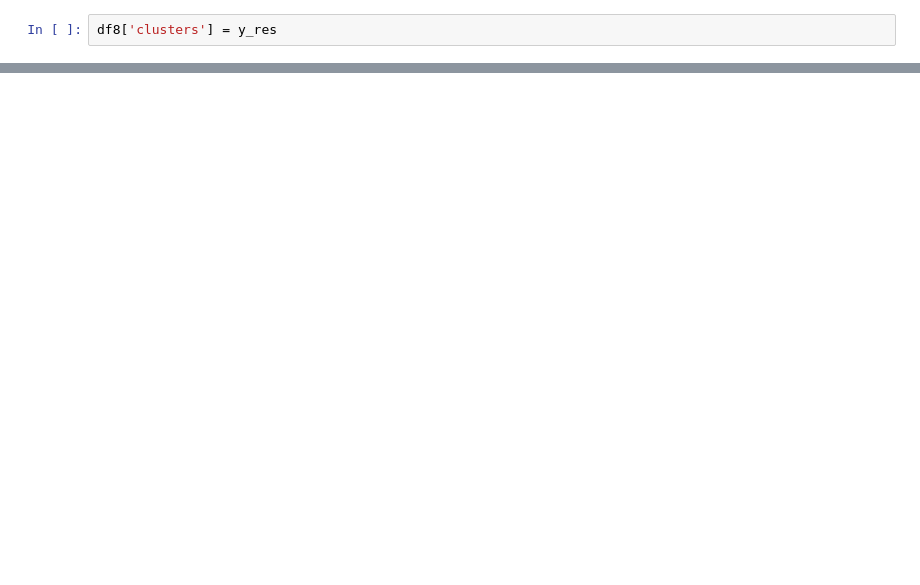
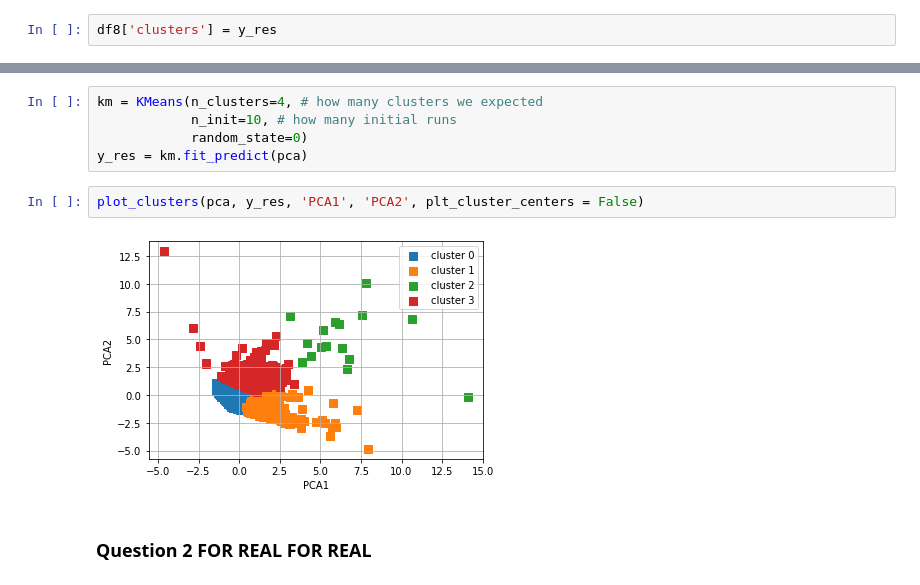
Before and after one commit to emre-bolcakan/miniproject-III, a Jupyter notebook: mini-project-III.ipynb, the cells around one changed output, grey strips where cells are left out. Saved outputs shown, nothing was run; the diff lists cells and outputs as text; blank space fills up the shorter version.

```diff
--- a/mini-project-III.ipynb
+++ b/mini-project-III.ipynb
@@ -623,0 +748,11 @@ df8[df8['clusters'] == 2]
+# %%
+km = KMeans(n_clusters=4, # how many clusters we expected
+            n_init=10, # how many initial runs
+            random_state=0)
+y_res = km.fit_predict(pca)
+# %%
+plot_clusters(pca, y_res, 'PCA1', 'PCA2', plt_cluster_centers = False)
+# %% [output]
+[figure, added]
+# %% [markdown]
+### Question 2 FOR REAL FOR REAL
```
Also changed, not shown: parts of 34 cells of this notebook.
